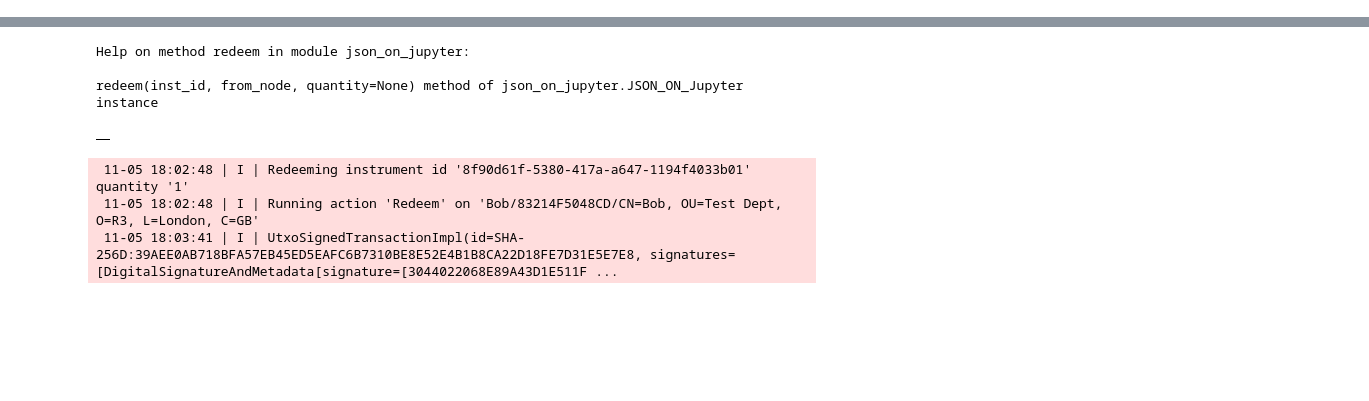
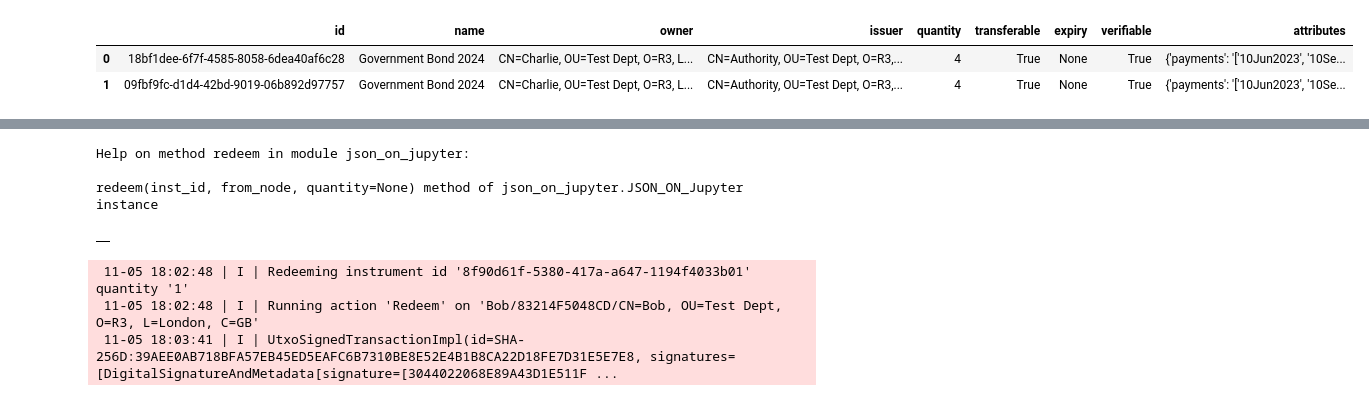
Before and after one commit to manojkrgupta/configurableLedgerAsset, a Jupyter notebook: python3/C5-Test.ipynb, the cells around one changed output, grey strips where cells are left out. Cells and saved outputs as stored; diff of their text form; code cells hidden in the pictures; blank space fills up the shorter version.

```diff
--- a/python3/C5-Test.ipynb
+++ b/python3/C5-Test.ipynb
@@ -122,0 +157,6 @@ message([req_id, response, return_val])
+# %%
+h.query('Charlie')
+# %% [output]
+|  | id | name | owner | issuer | quantity | transferable | expiry | verifiable | attributes |
+| 0 | 18bf1dee-6f7f-4585-8058-6dea40af6c28 | Government Bond 2024 | CN=Charlie, OU=Test Dept, O=R3, L... | CN=Authority, OU=Test Dept, O=R3,... | 4 | True | None | True | {'payments': '['10Jun2023', '10Se... |
+| 1 | 09fbf9fc-d1d4-42bd-9019-06b892d97757 | Government Bond 2024 | CN=Charlie, OU=Test Dept, O=R3, L... | CN=Authority, OU=Test Dept, O=R3,... | 4 | True | None | True | {'payments': '['10Jun2023', '10Se... |
```
Also changed, not shown: parts of 16 cells of this notebook, 3 other files.
